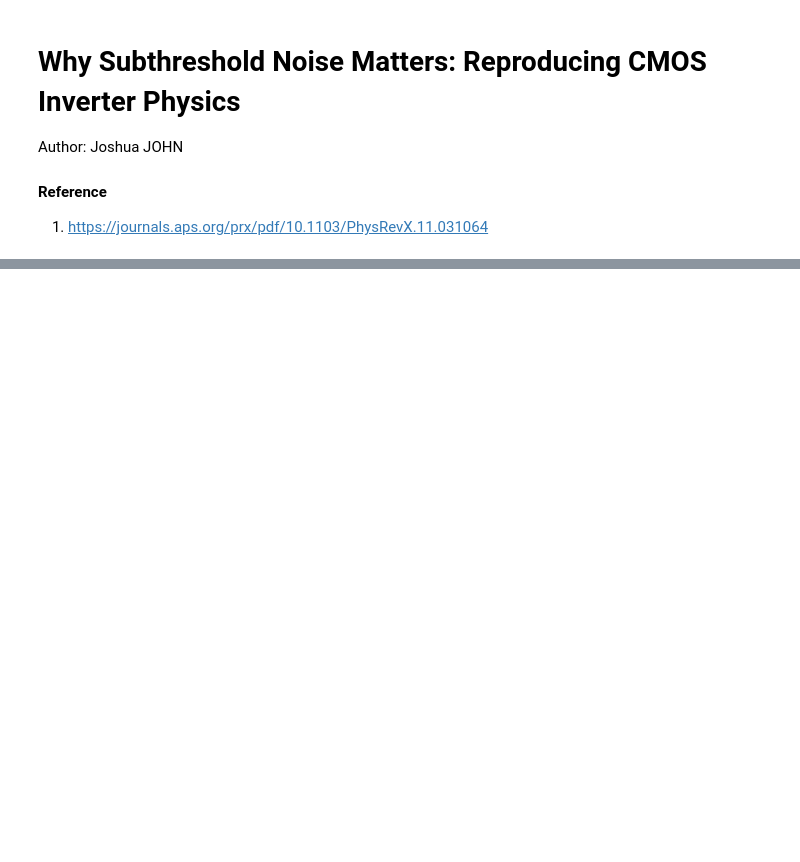
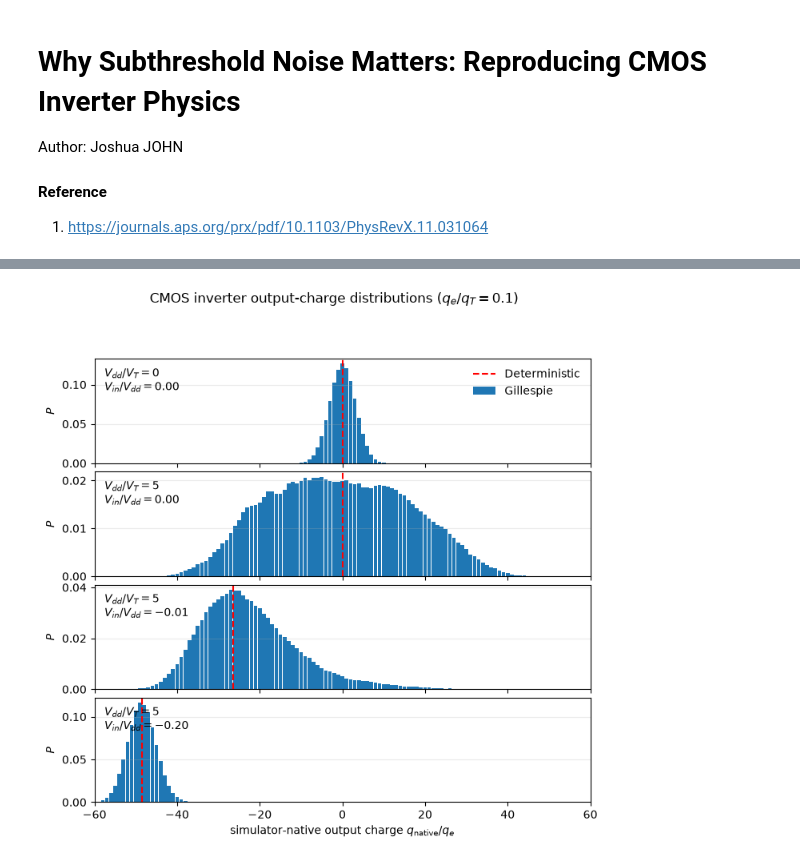
Before and after one commit to JoshDumo/stochastic-single-electronics, a Jupyter notebook: examples/inverter/Inverter.ipynb, the cells around one changed output, grey strips where cells are left out. Saved outputs shown, nothing was run; the diff lists cells and outputs as text; code cells hidden in the pictures; blank space fills up the shorter version.

Commit message:
feature: Examples - rework inverter notebook.

```diff
--- a/examples/inverter/Inverter.ipynb
+++ b/examples/inverter/Inverter.ipynb
@@ -155,0 +727,80 @@ plt.show()
+# %%
+fig, axes = plt.subplots(
+    nrows=4,
+    ncols=1,
+    sharex=True,
+    figsize=(8.0, 7.2),
+    gridspec_kw={
+        "hspace": 0.08,
+    },
+)
+
+for axis, run in zip(
+    axes,
+    figure_11a_runs,
+):
+    case = run["case"]
+    states = run["states"]
+    probability = run["probability"]
+
+    axis.bar(
+        states,
+        probability,
+        width=0.92,
+        align="center",
+        label="Gillespie",
+    )
+
+    axis.axvline(
+        run["q_deterministic_native"],
+        color = 'red',
+        linestyle="--",
+        linewidth=1.5,
+        label="Deterministic",
+    )
+
+    axis.text(
+        0.02,
+        0.92,
+        (
+            rf"$V_{{dd}}/V_T={case['vdd_over_vt']:.0f}$"
+            "\n"
+            rf"$V_{{in}}/V_{{dd}}="
+            rf"{case['vin_over_vdd']:.2f}$"
+        ),
+        transform=axis.transAxes,
+        va="top",
+        ha="left",
+    )
+
+    axis.set_ylabel(r"$P$")
+    axis.set_ylim(bottom=0.0)
+    axis.grid(
+        axis="y",
+        alpha=0.25,
+    )
+
+axes[0].legend(
+    loc="upper right",
+    frameon=False,
+)
+
+axes[-1].set_xlabel(
+    r"simulator-native output charge "
+    r"$q_{\mathrm{native}}/q_e$"
+)
+
+axes[-1].set_xlim(
+    -60,
+    60,
+)
+
+fig.suptitle(
+    r"CMOS inverter output-charge distributions "
+    r"($q_e/q_T=0.1$)",
+    y=0.995,
+)
+
+plt.show()
+# %% [output]
+[figure, added]
```
Also changed, not shown: parts of 9 cells of this notebook.
